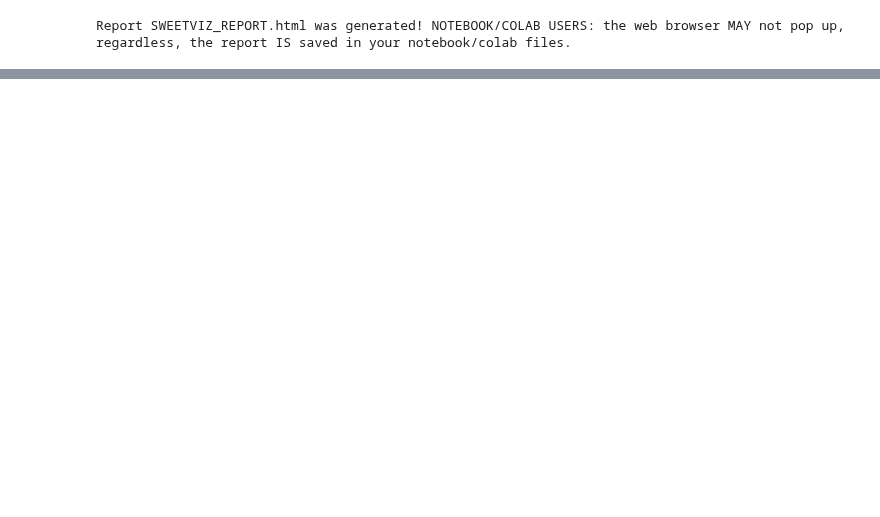
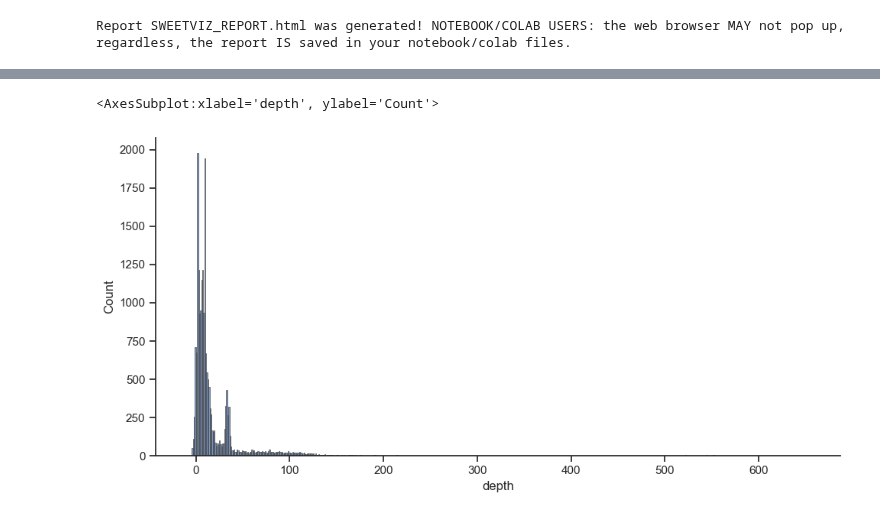
Before and after one commit to rromang/earthquake_modeling, a Jupyter notebook: noteboooks/data_exploration.ipynb, the cells around one changed output, grey strips where cells are left out. Drawn from its saved outputs; the diff is of its cells as text; code cells hidden in the pictures; blank space fills up the shorter version.

```diff
--- a/noteboooks/data_exploration.ipynb
+++ b/noteboooks/data_exploration.ipynb
@@ -202,3 +202,23 @@ report_equake.show_html()
 Done! Use 'show' commands to display/save.   |██████████| [100%]   00:00 -> (00:00 left)
 [interactive output not drawn]
 Report SWEETVIZ_REPORT.html was generated! NOTEBOOK/COLAB USERS: the web browser MAY not pop up, regardless, the report IS saved in your notebook/colab files.
+# %%
+import seaborn as sns
+import matplotlib as mpl
+import matplotlib.pyplot as plt
+
+sns.set_theme(style="ticks")
+
+# diamonds = sns.load_dataset("diamonds")
+
+f, axs = plt.subplots(figsize=(10, 5))
+sns.despine(f)
+
+sns.histplot(
+    raw_data,
+    x="mag",
+    palette="light:m_r",
+    edgecolor=".3",
+    linewidth=.5,
+    log_scale=False
+)
@@ -204,0 +228,19 @@ Report SWEETVIZ_REPORT.html was generated! NOTEBOOK/COLAB USERS: the web browser
+# %%
+sns.set_theme(style="ticks")
+
+# diamonds = sns.load_dataset("diamonds")
+
+f, axs = plt.subplots(figsize=(10, 5))
+sns.despine(f)
+
+sns.histplot(
+    raw_data,
+    x="depth",
+    palette="light:m_r",
+    edgecolor=".3",
+    linewidth=.5,
+    log_scale=False
+)
+# %% [output]
+<AxesSubplot:xlabel='depth', ylabel='Count'>
+[figure, added]
```
Also changed, not shown: parts of 5 cells of this notebook.
